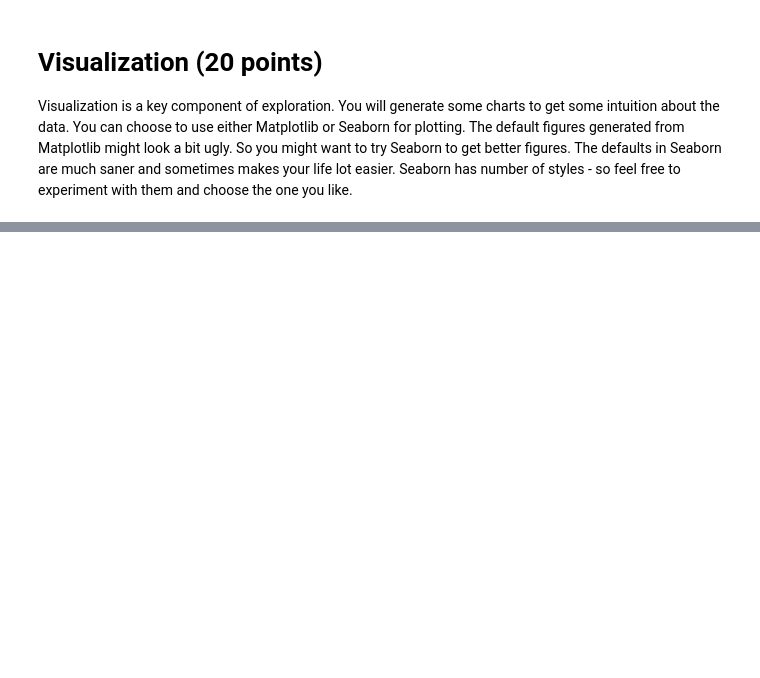
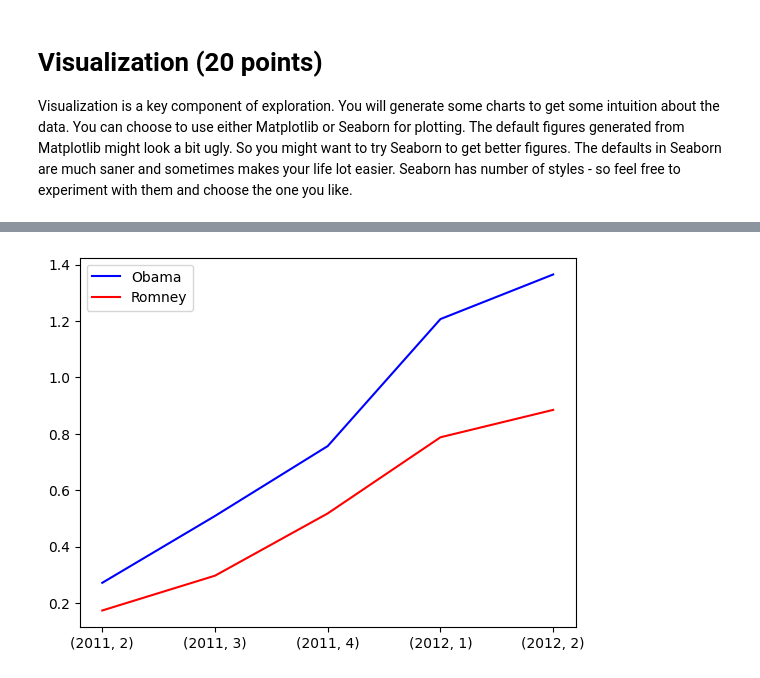
Before and after one commit to dhruvadeep/Data-Mining, a Jupyter notebook: DS5612_PA1/DS5612_PA1/src/ds5612_pa1/04_basic_visualization.ipynb, the cells around one changed output, grey strips where cells are left out. Cells and saved outputs as stored; diff of their text form; code cells hidden in the pictures; blank space fills up the shorter version.

```diff
--- a/DS5612_PA1/DS5612_PA1/src/ds5612_pa1/04_basic_visualization.ipynb
+++ b/DS5612_PA1/DS5612_PA1/src/ds5612_pa1/04_basic_visualization.ipynb
@@ -47,6 +98,52 @@ Remember to set the titles for both axes and also the legend.
 Your plot should look something like or better than this:
 
 ![T4.2](resources/t42.png)
+# %%
+def get_quater_from_df(fec: pd.DataFrame, candidate: str) -> list:
+    start_date = fec["contb_receipt_dt"].min()
+    start_date = np.datetime64(str(start_date.year) + "-01-01")
+
+    # Final Date
+    final_end_date = fec["contb_receipt_dt"].max()
+
+    # Store
+    total = 0
+    quaterly = []
+    while final_end_date >= start_date:
+        total = total + fec[
+            (fec["contb_receipt_dt"] >= start_date) &
+            (fec["contb_receipt_dt"] <= (start_date + pd.DateOffset(months=3))) &
+            (fec["cand_nm"] == candidate)
+        ]["contb_receipt_amt"].sum() / 1e8
+        quater = (pd.Timestamp(start_date).month // 3) + 1
+        year = pd.Timestamp(start_date).year
+        val = f"({year}, {quater})"
+        # print(quater)
+        temp = (val, float(total))
+        start_date = start_date + pd.DateOffset(months=3)
+        if total == 0:
+            continue
+        quaterly.append(temp)
+
+        # update the time
+    return quaterly
+# %%
+Obama_quarters = np.array(get_quater_from_df(fec_df, "Obama, Barack"))
+Romney_quarters = np.array(get_quater_from_df(fec_df,"Romney, Mitt"))
+
+# print(Obama_quarters)
+# print(Romney_quarters)
+# Obama_quarters.T[1].astype(float)
+plt.plot(Obama_quarters.T[0], Obama_quarters.T[1].astype(float), color="blue", label="Obama")
+plt.plot(Romney_quarters.T[0], Romney_quarters.T[1].astype(float), color="red", label="Romney")
+plt.xlabel = "Quarters/Years"
+plt.ylabel = "Per Quarter Contributions"
+
+# plt.title(label="Cumulative Contributions")
+plt.legend()
+plt.show()
+# %% [output]
+[figure, added]
 # %% [markdown]
 ## Task 4.3: Histograms (5 points)
 
```
Also changed, not shown: parts of 7 cells of this notebook, 5 other files.
